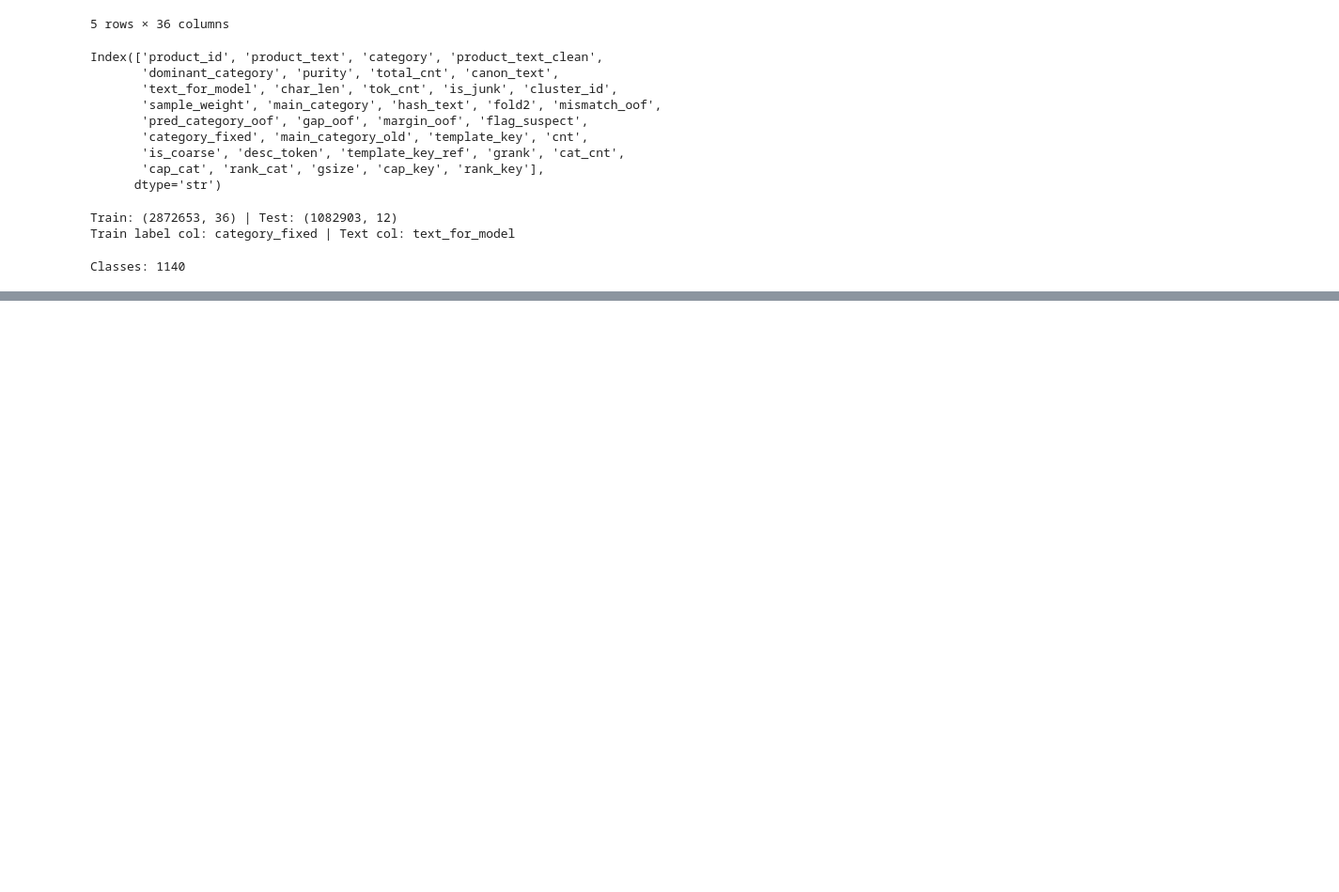
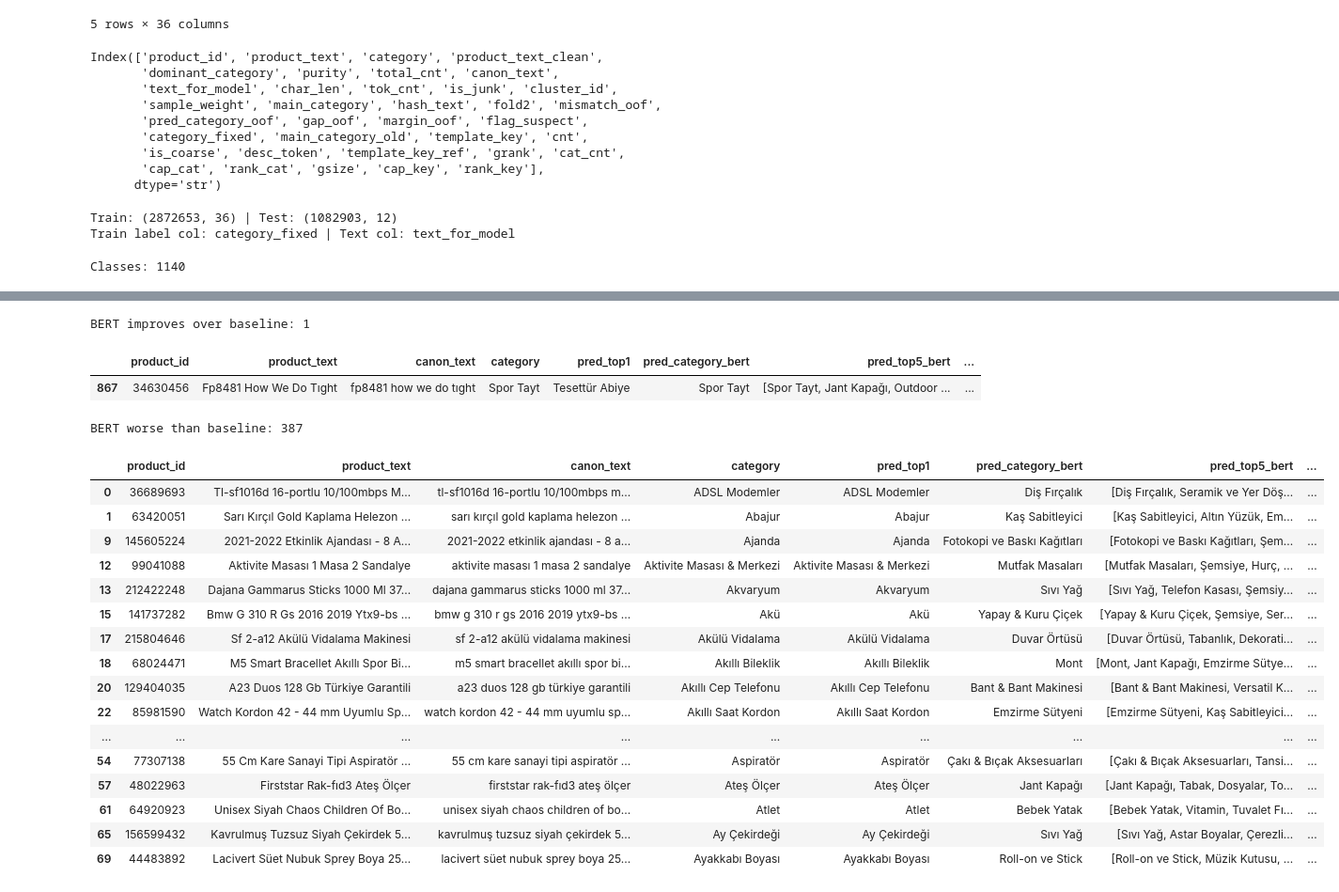
Before and after one commit to ilkergurcan/tr, a Jupyter notebook: Train.ipynb, the cells around one changed output, grey strips where cells are left out. Shown at 94% size. Drawn from its saved outputs; the diff is of its cells as text; code cells hidden in the pictures; blank space fills up the shorter version.

```diff
--- a/Train.ipynb
+++ b/Train.ipynb
@@ -165,0 +982,25 @@ KeyboardInterrupt:
+# %%
+import numpy as np
+import pandas as pd
+import matplotlib.pyplot as plt
+from sklearn.metrics import accuracy_score, f1_score
+
+# ---- edit if needed ----
+TEXT_COL = "text_for_model"
+TRUE_COL = "category"
+
+BASE_PRED_COL = "pred_category_baseline"
+if "pred_top1" in test_df.columns:  # if you used the top-k code, pred_top1 exists
+    BASE_PRED_COL = "pred_top1"
+
+# leakage flag
+if "is_exact_leak" not in test_df.columns:
+    train_canon_set = set(train_df[TEXT_COL].fillna("").astype(str).values)
+    test_df["is_exact_leak"] = test_df[TEXT_COL].fillna("").astype(str).isin(train_canon_set)
+
+# main-category mapping
+test_df["main_true"] = test_df[TRUE_COL].astype(str).map(category_mapping).fillna("Diğer")
+
+print("Test rows:", len(test_df))
+print("Overlap rate:", test_df["is_exact_leak"].mean())
+print("Using baseline pred col:", BASE_PRED_COL)
@@ -165,0 +1241,37 @@ KeyboardInterrupt:
+# %%
+# define correctness
+test_df["base_ok"] = (test_df[BASE_PRED_COL].astype(str) == test_df[TRUE_COL].astype(str))
+test_df["bert_ok"] = (test_df["pred_category_bert"].astype(str) == test_df[TRUE_COL].astype(str))
+
+improve = test_df[(~test_df["base_ok"]) & (test_df["bert_ok"])].copy()
+worsen  = test_df[(test_df["base_ok"]) & (~test_df["bert_ok"])].copy()
+
+cols = [c for c in ["product_id","product_text","canon_text",TRUE_COL,BASE_PRED_COL,"pred_category_bert","pred_top5_bert","main_true","main_pred_baseline","main_pred_bert"] if c in test_df.columns]
+
+print("BERT improves over baseline:", len(improve))
+display(improve[cols].head(30))
+
+print("BERT worse than baseline:", len(worsen))
+display(worsen[cols].head(30))
+# %% [output]
+BERT improves over baseline: 1
+|  | product_id | product_text | canon_text | category | pred_top1 | pred_category_bert | pred_top5_bert | ... |
+| 867 | 34630456 | Fp8481 How We Do Tıght | fp8481 how we do tıght | Spor Tayt | Tesettür Abiye | Spor Tayt | [Spor Tayt, Jant Kapağı, Outdoor ... | ... |
+BERT worse than baseline: 387
+|  | product_id | product_text | canon_text | category | pred_top1 | pred_category_bert | pred_top5_bert | ... |
+| 0 | 36689693 | Tl-sf1016d 16-portlu 10/100mbps M... | tl-sf1016d 16-portlu 10/100mbps m... | ADSL Modemler | ADSL Modemler | Diş Fırçalık | [Diş Fırçalık, Seramik ve Yer Döş... | ... |
+| 1 | 63420051 | Sarı Kırçıl Gold Kaplama Helezon ... | sarı kırçıl gold kaplama helezon ... | Abajur | Abajur | Kaş Sabitleyici | [Kaş Sabitleyici, Altın Yüzük, Em... | ... |
+| 9 | 145605224 | 2021-2022 Etkinlik Ajandası - 8 A... | 2021-2022 etkinlik ajandası - 8 a... | Ajanda | Ajanda | Fotokopi ve Baskı Kağıtları | [Fotokopi ve Baskı Kağıtları, Şem... | ... |
+| 12 | 99041088 | Aktivite Masası 1 Masa 2 Sandalye | aktivite masası 1 masa 2 sandalye | Aktivite Masası & Merkezi | Aktivite Masası & Merkezi | Mutfak Masaları | [Mutfak Masaları, Şemsiye, Hurç, ... | ... |
+| 13 | 212422248 | Dajana Gammarus Sticks 1000 Ml 37... | dajana gammarus sticks 1000 ml 37... | Akvaryum | Akvaryum | Sıvı Yağ | [Sıvı Yağ, Telefon Kasası, Şemsiy... | ... |
+| 15 | 141737282 | Bmw G 310 R Gs 2016 2019 Ytx9-bs ... | bmw g 310 r gs 2016 2019 ytx9-bs ... | Akü | Akü | Yapay & Kuru Çiçek | [Yapay & Kuru Çiçek, Şemsiye, Ser... | ... |
+| 17 | 215804646 | Sf 2-a12 Akülü Vidalama Makinesi | sf 2-a12 akülü vidalama makinesi | Akülü Vidalama | Akülü Vidalama | Duvar Örtüsü | [Duvar Örtüsü, Tabanlık, Dekorati... | ... |
+| 18 | 68024471 | M5 Smart Bracellet Akıllı Spor Bi... | m5 smart bracellet akıllı spor bi... | Akıllı Bileklik | Akıllı Bileklik | Mont | [Mont, Jant Kapağı, Emzirme Sütye... | ... |
+| 20 | 129404035 | A23 Duos 128 Gb Türkiye Garantili | a23 duos 128 gb türkiye garantili | Akıllı Cep Telefonu | Akıllı Cep Telefonu | Bant & Bant Makinesi | [Bant & Bant Makinesi, Versatil K... | ... |
+| 22 | 85981590 | Watch Kordon 42 - 44 mm Uyumlu Sp... | watch kordon 42 - 44 mm uyumlu sp... | Akıllı Saat Kordon | Akıllı Saat Kordon | Emzirme Sütyeni | [Emzirme Sütyeni, Kaş Sabitleyici... | ... |
+| ... | ... | ... | ... | ... | ... | ... | ... | ... |
+| 54 | 77307138 | 55 Cm Kare Sanayi Tipi Aspiratör ... | 55 cm kare sanayi tipi aspiratör ... | Aspiratör | Aspiratör | Çakı & Bıçak Aksesuarları | [Çakı & Bıçak Aksesuarları, Tansi... | ... |
+| 57 | 48022963 | Firststar Rak-fıd3 Ateş Ölçer | firststar rak-fıd3 ateş ölçer | Ateş Ölçer | Ateş Ölçer | Jant Kapağı | [Jant Kapağı, Tabak, Dosyalar, To... | ... |
+| 61 | 64920923 | Unisex Siyah Chaos Children Of Bo... | unisex siyah chaos children of bo... | Atlet | Atlet | Bebek Yatak | [Bebek Yatak, Vitamin, Tuvalet Fı... | ... |
+| 65 | 156599432 | Kavrulmuş Tuzsuz Siyah Çekirdek 5... | kavrulmuş tuzsuz siyah çekirdek 5... | Ay Çekirdeği | Ay Çekirdeği | Sıvı Yağ | [Sıvı Yağ, Astar Boyalar, Çerezli... | ... |
+| 69 | 44483892 | Lacivert Süet Nubuk Sprey Boya 25... | lacivert süet nubuk sprey boya 25... | Ayakkabı Boyası | Ayakkabı Boyası | Roll-on ve Stick | [Roll-on ve Stick, Müzik Kutusu, ... | ... |
```
Also changed, not shown: parts of 67 cells of this notebook.
